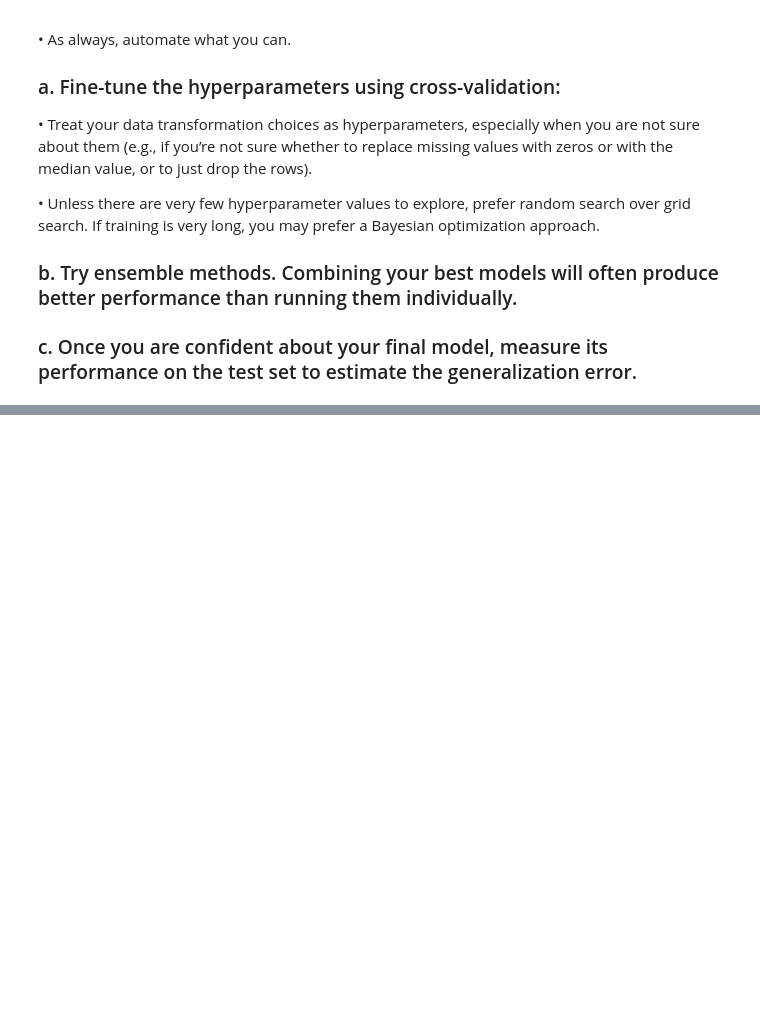
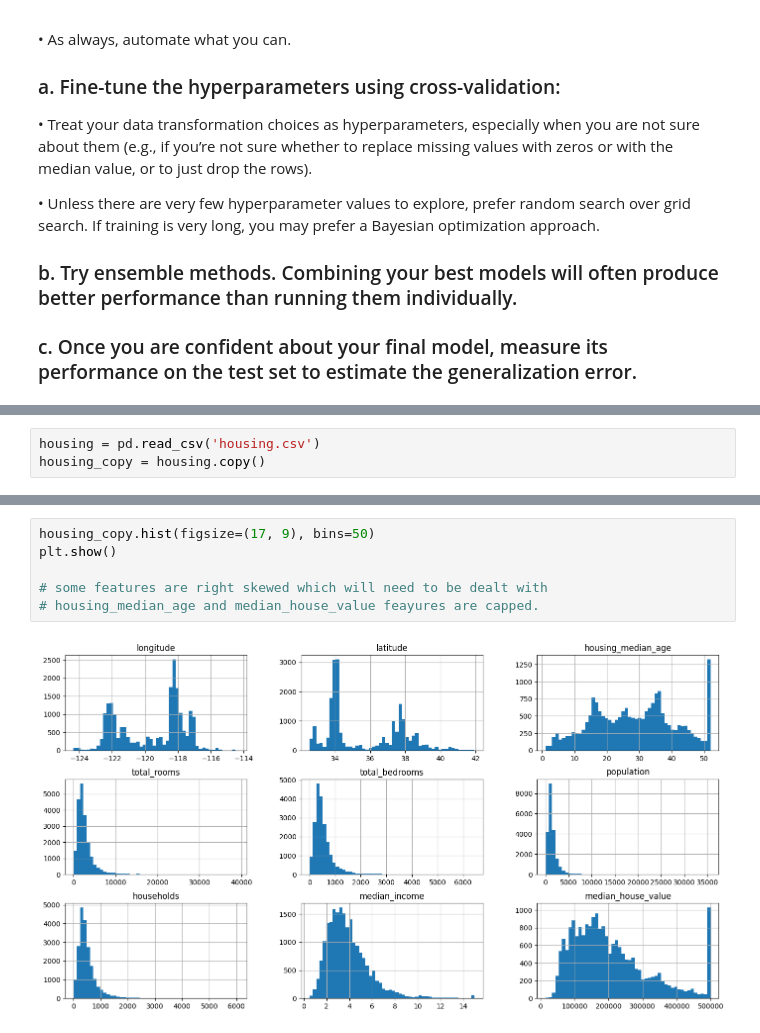
Before and after one commit to AliElneklawy/california-housing-price-prediction, a Jupyter notebook: california_housing.ipynb, the cells around one changed output, grey strips where cells are left out. Drawn from its saved outputs; the diff is of its cells as text; blank space fills up the shorter version.

```diff
--- a/california_housing.ipynb
+++ b/california_housing.ipynb
@@ -124,0 +133,3 @@ optimization approach.
+# %%
+housing = pd.read_csv('housing.csv')
+housing_copy = housing.copy()
@@ -124,0 +200,8 @@ optimization approach.
+# %%
+housing_copy.hist(figsize=(17, 9), bins=50)
+plt.show()
+
+# some features are right skewed which will need to be dealt with
+# housing_median_age and median_house_value feayures are capped.
+# %% [output]
+[figure, added]
```
Also changed, not shown: parts of 23 cells of this notebook.
